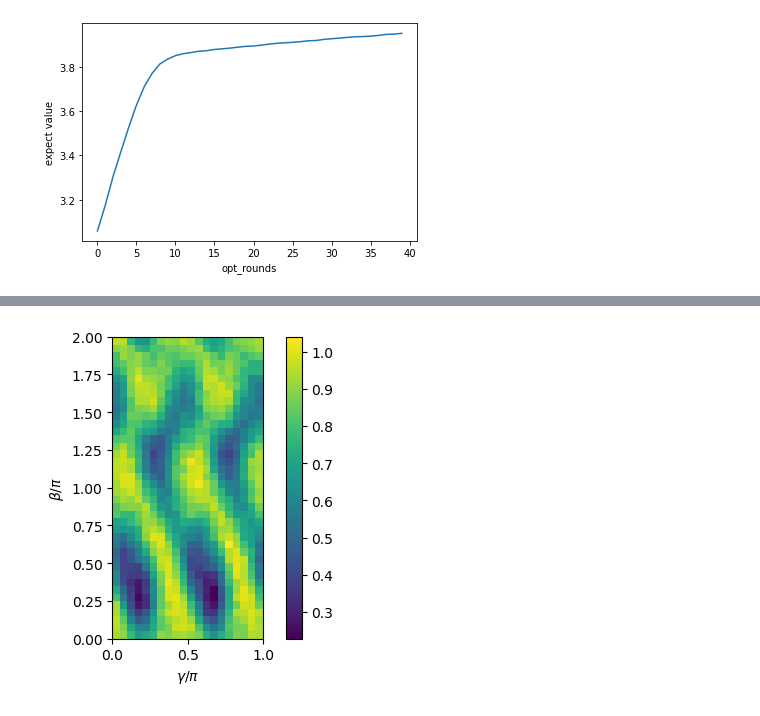
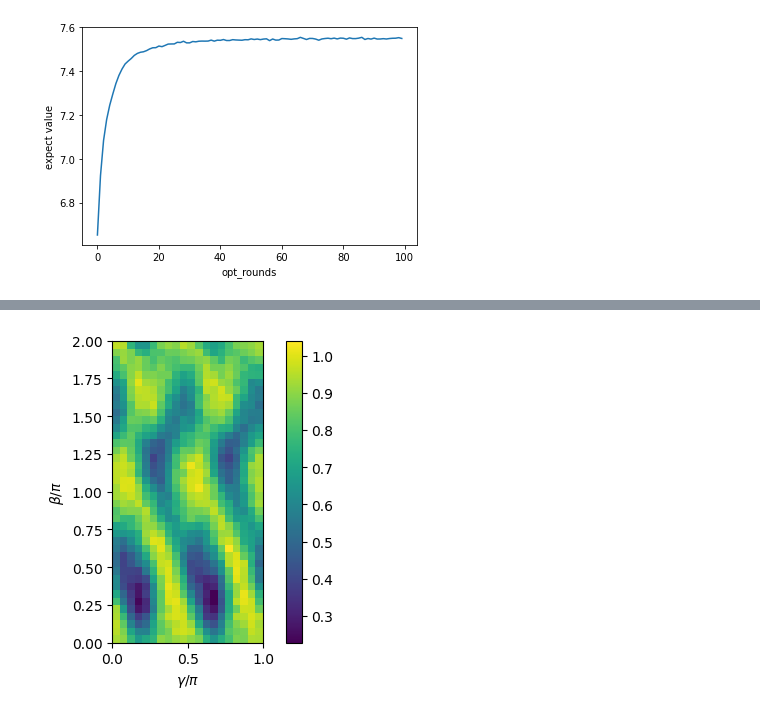
Before and after one commit to XunyiZhao/Quantum_Information_Project, a Jupyter notebook: k-colorable-subgraph.ipynb, the cells around one changed output, grey strips where cells are left out. Saved outputs shown, nothing was run; the diff lists cells and outputs as text; code cells hidden in the pictures.

```diff
--- a/k-colorable-subgraph.ipynb
+++ b/k-colorable-subgraph.ipynb
@@ -52,7 +54,7 @@ class circuits:
         if k>2:
             par = 0
         for l in [0]:
-            for i in range(0,k-par,2):
+            for i in range(0,k-par,1+par):
                     j = np.mod(i+1,k)
                     self.circ.cnot(q*k+i,q*k+j)
                     self.circ.h(q*k+i)
@@ -221,15 +223,15 @@ class k_color:
         plt.show()
 # %%
 #Hard to color: Prism
-#G = nx.Graph([(0,1),(1,2),(2,3),(0,3),(0,4),(3,4),(2,5),(1,5),(4,5)])
+G = nx.Graph([(0,1),(1,2),(2,3),(0,3),(0,4),(3,4),(2,5),(1,5),(4,5)])
 
 #nice testing graph k = 2
 #G = nx.Graph([(0,1),(1,2),(1,3),(0,2),(2,4),(1,4)])
 
 #nice testing graph k > 2
-G = nx.Graph([(0,1),(1,2),(2,0),(3,2),(1,3),(3,0)])
+#G = nx.Graph([(0,1),(1,2),(2,0),(3,2),(1,3),(3,0)])
 
-#G = nx.Graph([(0,1)])
+#G = nx.Graph([(0,1),(1,2),(0,2)])
 k_col = k_color(G)
 k_col.draw()
 # k_col.build_circuit(2,[1],[2])
@@ -239,18 +241,18 @@ k_col.draw()
 # %%
 %%time
 
-colors = 2
-rounds = 40
-depth = 3
-shots = 100000
+colors = 3
+rounds = 100
+depth = 4
+shots = 200000
 rate = 0.01
 
 
 
 curve = k_col.train(colors, rounds, depth, shots, rate)
 plt.plot(curve)
 plt.ylabel('expect value')
 plt.xlabel('opt_rounds')
 plt.show()
 # %% [output]
-[figure, old version]
+[figure, new version]
```
Also changed, not shown: parts of 6 cells of this notebook.
